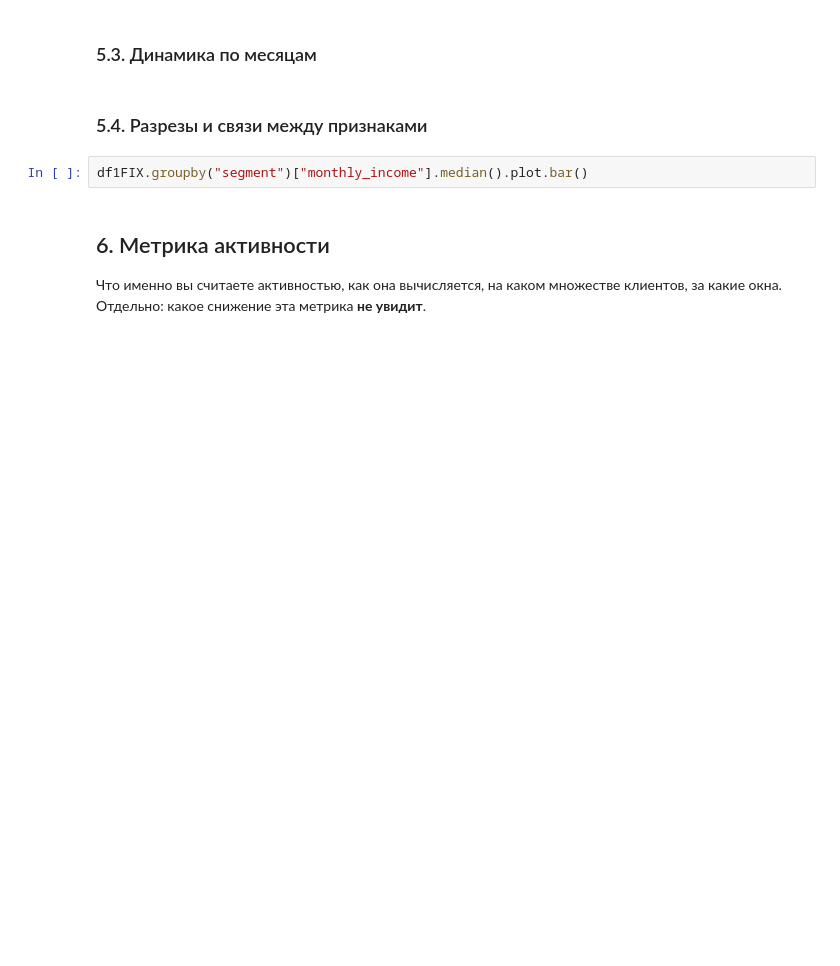
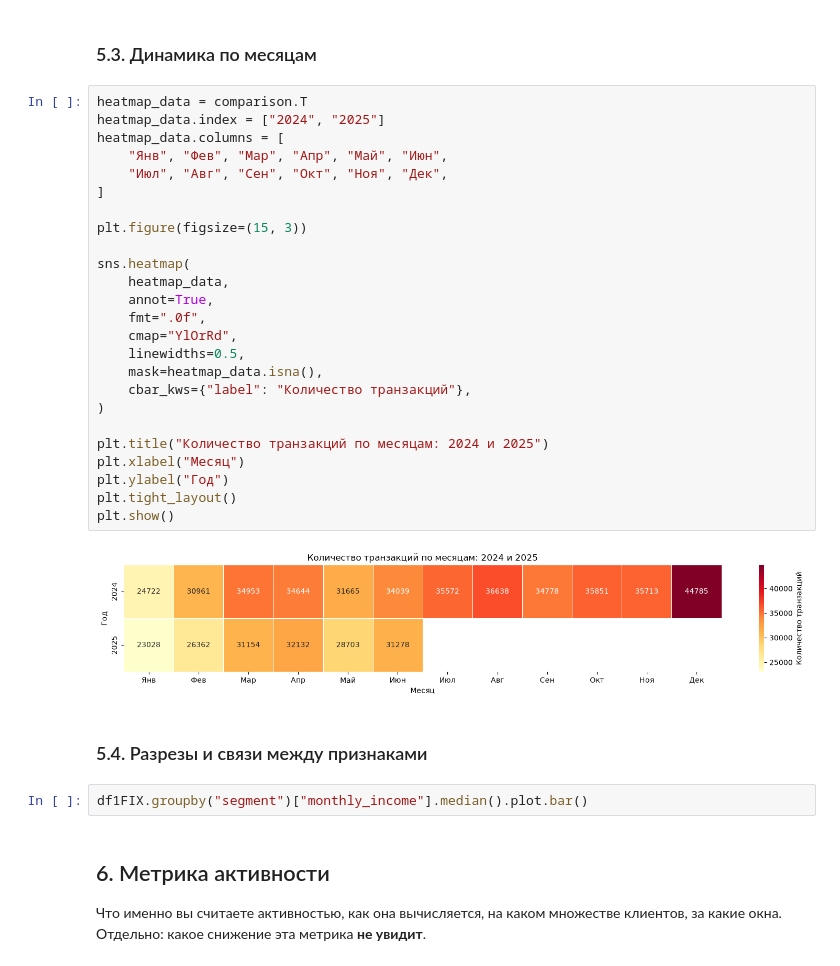
Before and after one commit to divik-T/Lab1GroupsClientsLeak, a Jupyter notebook: notebooks/01_analysis.ipynb, the cells around one changed output. Saved outputs shown, nothing was run; the diff lists cells and outputs as text; blank space fills up the shorter version.

```diff
--- a/notebooks/01_analysis.ipynb
+++ b/notebooks/01_analysis.ipynb
@@ -1418,5 +1501,32 @@ cleaning_log.to_csv(
 # %% [markdown]
 ### 5.3. Динамика по месяцам
+# %%
+heatmap_data = comparison.T
+heatmap_data.index = ["2024", "2025"]
+heatmap_data.columns = [
+    "Янв", "Фев", "Мар", "Апр", "Май", "Июн",
+    "Июл", "Авг", "Сен", "Окт", "Ноя", "Дек",
+]
+
+plt.figure(figsize=(15, 3))
+
+sns.heatmap(
+    heatmap_data,
+    annot=True,
+    fmt=".0f",
+    cmap="YlOrRd",
+    linewidths=0.5,
+    mask=heatmap_data.isna(),
+    cbar_kws={"label": "Количество транзакций"},
+)
+
+plt.title("Количество транзакций по месяцам: 2024 и 2025")
+plt.xlabel("Месяц")
+plt.ylabel("Год")
+plt.tight_layout()
+plt.show()
+# %% [output]
+[figure, added]
 # %% [markdown]
 ### 5.4. Разрезы и связи между признаками
 # %%
```
Also changed, not shown: parts of 6 cells of this notebook.
